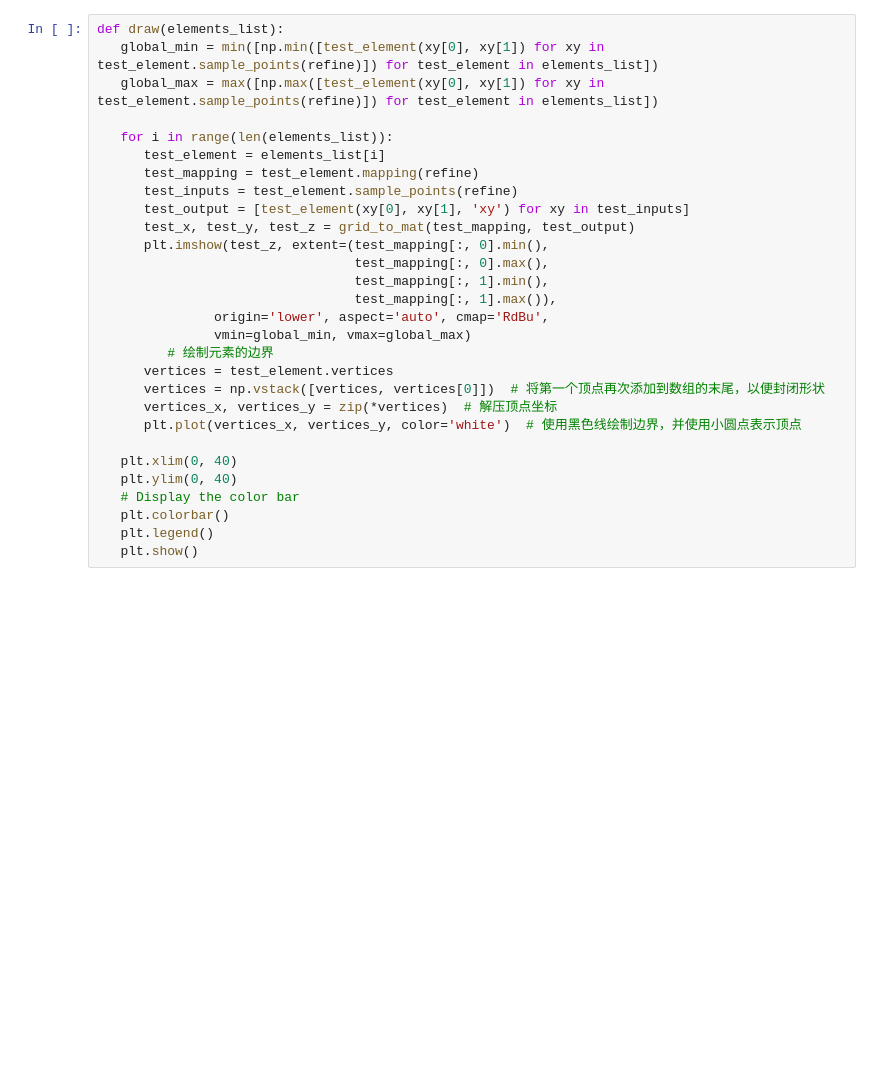
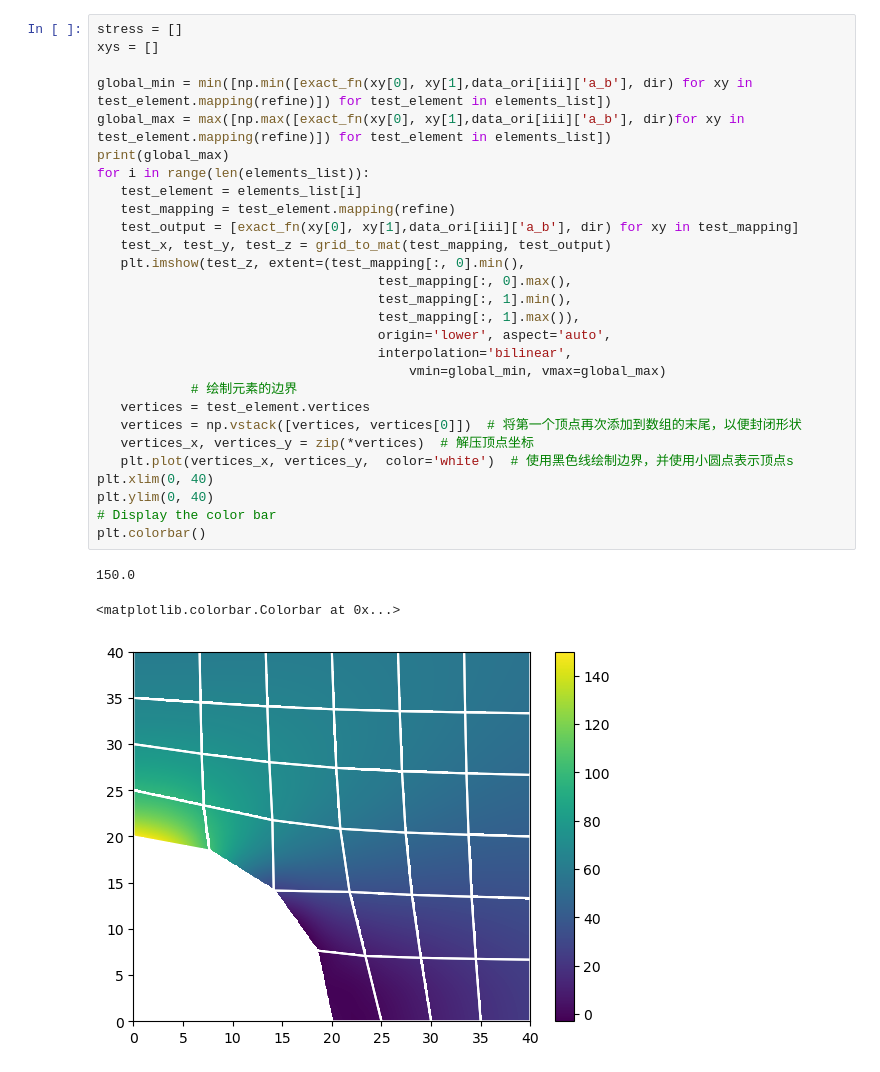
Before and after one commit to Xiaosen9807/Advanced-Finite-Element-Methods, a Jupyter notebook: FEM_2D/Main.ipynb, the cells around one changed output. Cells and saved outputs as stored; diff of their text form; blank space fills up the shorter version.

```diff
--- a/FEM_2D/Main.ipynb
+++ b/FEM_2D/Main.ipynb
@@ -12,29 +143,32 @@ with open("data.pkl", "rb") as f:
 # %%
-def draw(elements_list):
-   global_min = min([np.min([test_element(xy[0], xy[1]) for xy in test_element.sample_points(refine)]) for test_element in elements_list])
-   global_max = max([np.max([test_element(xy[0], xy[1]) for xy in test_element.sample_points(refine)]) for test_element in elements_list])
+stress = []
+xys = []
 
-   for i in range(len(elements_list)):
-      test_element = elements_list[i]
-      test_mapping = test_element.mapping(refine)
-      test_inputs = test_element.sample_points(refine)
-      test_output = [test_element(xy[0], xy[1], 'xy') for xy in test_inputs]
-      test_x, test_y, test_z = grid_to_mat(test_mapping, test_output)
-      plt.imshow(test_z, extent=(test_mapping[:, 0].min(),
-                                 test_mapping[:, 0].max(),
-                                 test_mapping[:, 1].min(),
-                                 test_mapping[:, 1].max()),
-               origin='lower', aspect='auto', cmap='RdBu',
-               vmin=global_min, vmax=global_max)
-         # 绘制元素的边界
-      vertices = test_element.vertices
-      vertices = np.vstack([vertices, vertices[0]])  # 将第一个顶点再次添加到数组的末尾，以便封闭形状
-      vertices_x, vertices_y = zip(*vertices)  # 解压顶点坐标
-      plt.plot(vertices_x, vertices_y, color='white')  # 使用黑色线绘制边界，并使用小圆点表示顶点
-
-   plt.xlim(0, 40)
-   plt.ylim(0, 40)
-   # Display the color bar
-   plt.colorbar()
-   plt.legend()
-   plt.show()
+global_min = min([np.min([exact_fn(xy[0], xy[1],data_ori[iii]['a_b'], dir) for xy in test_element.mapping(refine)]) for test_element in elements_list])
+global_max = max([np.max([exact_fn(xy[0], xy[1],data_ori[iii]['a_b'], dir)for xy in test_element.mapping(refine)]) for test_element in elements_list])
+print(global_max)
+for i in range(len(elements_list)):
+   test_element = elements_list[i]
+   test_mapping = test_element.mapping(refine)
+   test_output = [exact_fn(xy[0], xy[1],data_ori[iii]['a_b'], dir) for xy in test_mapping]
+   test_x, test_y, test_z = grid_to_mat(test_mapping, test_output)
+   plt.imshow(test_z, extent=(test_mapping[:, 0].min(),
+                                    test_mapping[:, 0].max(),
+                                    test_mapping[:, 1].min(),
+                                    test_mapping[:, 1].max()),
+                                    origin='lower', aspect='auto',
+                                    interpolation='bilinear',
+                                        vmin=global_min, vmax=global_max)
+            # 绘制元素的边界
+   vertices = test_element.vertices
+   vertices = np.vstack([vertices, vertices[0]])  # 将第一个顶点再次添加到数组的末尾，以便封闭形状
+   vertices_x, vertices_y = zip(*vertices)  # 解压顶点坐标
+   plt.plot(vertices_x, vertices_y,  color='white')  # 使用黑色线绘制边界，并使用小圆点表示顶点s
+plt.xlim(0, 40)
+plt.ylim(0, 40)
+# Display the color bar
+plt.colorbar()
+# %% [output]
+150.0
+<matplotlib.colorbar.Colorbar at 0x...>
+[figure, added]
```
Also changed, not shown: parts of 9 cells of this notebook, 16 other files.
